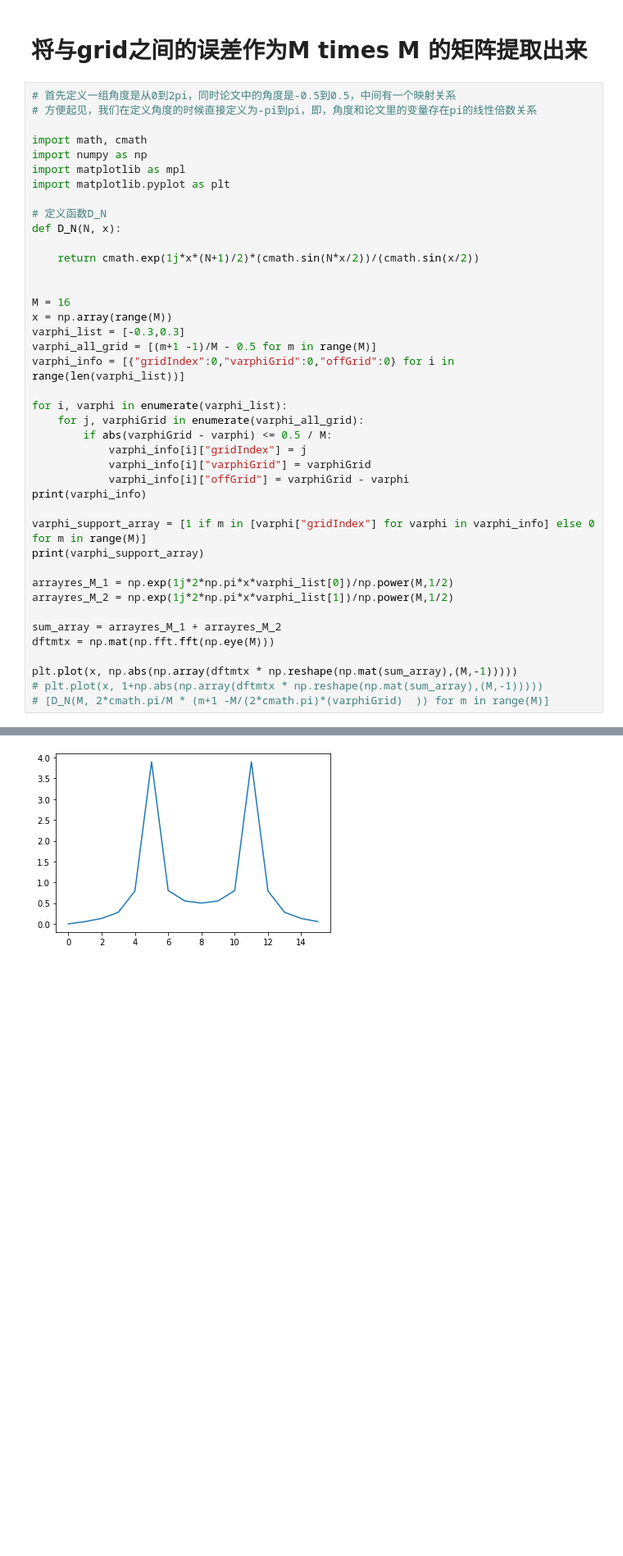
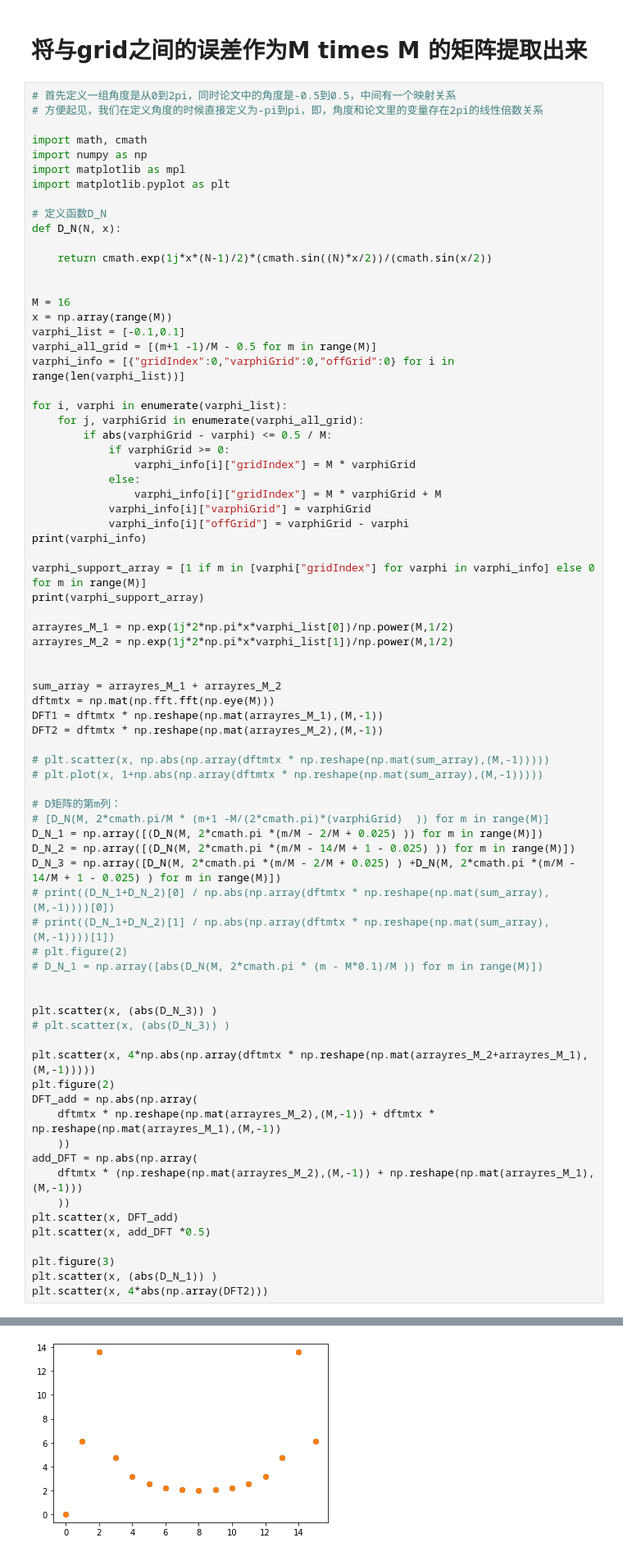
Before and after one commit to Brook1711/RIS-Angular-Domain, a Jupyter notebook: doc/paper_plot.ipynb, the cells around one changed output, grey strips where cells are left out. Shown at 82% size. Drawn from its saved outputs; the diff is of its cells as text; blank space fills up the shorter version.

```diff
--- a/doc/paper_plot.ipynb
+++ b/doc/paper_plot.ipynb
@@ -221,7 +221,7 @@ my2Dplot(np.abs(distort_dftmat.H*distort_dftmat))
 # 将与grid之间的误差作为M times M 的矩阵提取出来
 # %%
 # 首先定义一组角度是从0到2pi，同时论文中的角度是-0.5到0.5，中间有一个映射关系
-# 方便起见，我们在定义角度的时候直接定义为-pi到pi，即，角度和论文里的变量存在pi的线性倍数关系
+# 方便起见，我们在定义角度的时候直接定义为-pi到pi，即，角度和论文里的变量存在2pi的线性倍数关系
 
 import math, cmath
 import numpy as np
@@ -231,19 +231,22 @@ import matplotlib.pyplot as plt
 # 定义函数D_N
 def D_N(N, x):
 
-    return cmath.exp(1j*x*(N+1)/2)*(cmath.sin(N*x/2))/(cmath.sin(x/2))
+    return cmath.exp(1j*x*(N-1)/2)*(cmath.sin((N)*x/2))/(cmath.sin(x/2))
 
 
 M = 16
 x = np.array(range(M))
-varphi_list = [-0.3,0.3]
+varphi_list = [-0.1,0.1]
 varphi_all_grid = [(m+1 -1)/M - 0.5 for m in range(M)]
 varphi_info = [{"gridIndex":0,"varphiGrid":0,"offGrid":0} for i in range(len(varphi_list))]
 
 for i, varphi in enumerate(varphi_list):
     for j, varphiGrid in enumerate(varphi_all_grid):
         if abs(varphiGrid - varphi) <= 0.5 / M:
-            varphi_info[i]["gridIndex"] = j
+            if varphiGrid >= 0:
+                varphi_info[i]["gridIndex"] = M * varphiGrid
+            else:
+                varphi_info[i]["gridIndex"] = M * varphiGrid + M
             varphi_info[i]["varphiGrid"] = varphiGrid
             varphi_info[i]["offGrid"] = varphiGrid - varphi
 print(varphi_info)
@@ -254,10 +257,41 @@ print(varphi_support_array)
 arrayres_M_1 = np.exp(1j*2*np.pi*x*varphi_list[0])/np.power(M,1/2)
 arrayres_M_2 = np.exp(1j*2*np.pi*x*varphi_list[1])/np.power(M,1/2)
 
+
 sum_array = arrayres_M_1 + arrayres_M_2
 dftmtx = np.mat(np.fft.fft(np.eye(M)))
+DFT1 = dftmtx * np.reshape(np.mat(arrayres_M_1),(M,-1))
+DFT2 = dftmtx * np.reshape(np.mat(arrayres_M_2),(M,-1))
 
-plt.plot(x, np.abs(np.array(dftmtx * np.reshape(np.mat(sum_array),(M,-1)))))
+# plt.scatter(x, np.abs(np.array(dftmtx * np.reshape(np.mat(sum_array),(M,-1)))))
 # plt.plot(x, 1+np.abs(np.array(dftmtx * np.reshape(np.mat(sum_array),(M,-1)))))
+
+# D矩阵的第m列：
 # [D_N(M, 2*cmath.pi/M * (m+1 -M/(2*cmath.pi)*(varphiGrid)  )) for m in range(M)]
+D_N_1 = np.array([(D_N(M, 2*cmath.pi *(m/M - 2/M + 0.025) )) for m in range(M)])
+D_N_2 = np.array([(D_N(M, 2*cmath.pi *(m/M - 14/M + 1 - 0.025) )) for m in range(M)])
+D_N_3 = np.array([D_N(M, 2*cmath.pi *(m/M - 2/M + 0.025) ) +D_N(M, 2*cmath.pi *(m/M - 14/M + 1 - 0.025) ) for m in range(M)])
+# print((D_N_1+D_N_2)[0] / np.abs(np.array(dftmtx * np.reshape(np.mat(sum_array),(M,-1))))[0])
+# print((D_N_1+D_N_2)[1] / np.abs(np.array(dftmtx * np.reshape(np.mat(sum_array),(M,-1))))[1])
+# plt.figure(2)
+# D_N_1 = np.array([abs(D_N(M, 2*cmath.pi * (m - M*0.1)/M )) for m in range(M)])
+
+
+plt.scatter(x, (abs(D_N_3)) )
+# plt.scatter(x, (abs(D_N_3)) )
+
+plt.scatter(x, 4*np.abs(np.array(dftmtx * np.reshape(np.mat(arrayres_M_2+arrayres_M_1),(M,-1)))))
+plt.figure(2)
+DFT_add = np.abs(np.array(
+    dftmtx * np.reshape(np.mat(arrayres_M_2),(M,-1)) + dftmtx * np.reshape(np.mat(arrayres_M_1),(M,-1))
+    ))
+add_DFT = np.abs(np.array(
+    dftmtx * (np.reshape(np.mat(arrayres_M_2),(M,-1)) + np.reshape(np.mat(arrayres_M_1),(M,-1)))
+    ))
+plt.scatter(x, DFT_add)
+plt.scatter(x, add_DFT *0.5)
+
+plt.figure(3)
+plt.scatter(x, (abs(D_N_1)) )
+plt.scatter(x, 4*abs(np.array(DFT2)))
 # %% [output]
@@ -267 +301 @@ plt.plot(x, np.abs(np.array(dftmtx * np.reshape(np.mat(sum_array),(M,-1)))))
-[figure, old version]
+[figure, new version]
```
Also changed, not shown: parts of 1 cell of this notebook, 1 other file.
